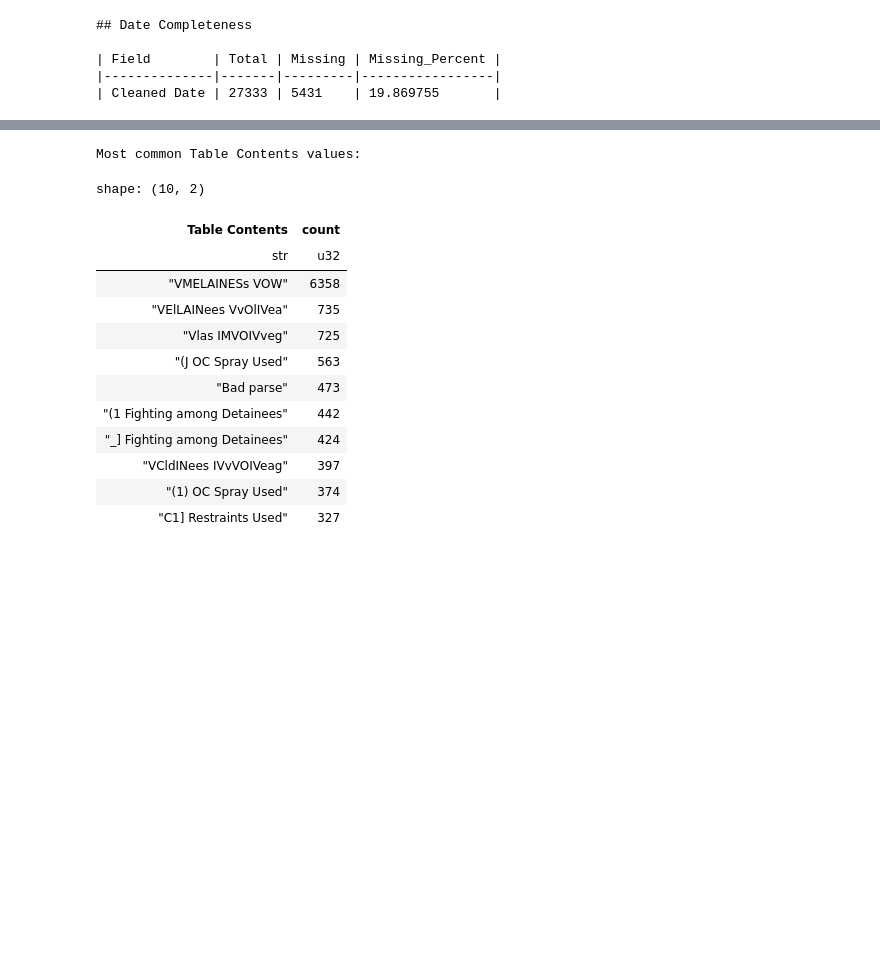
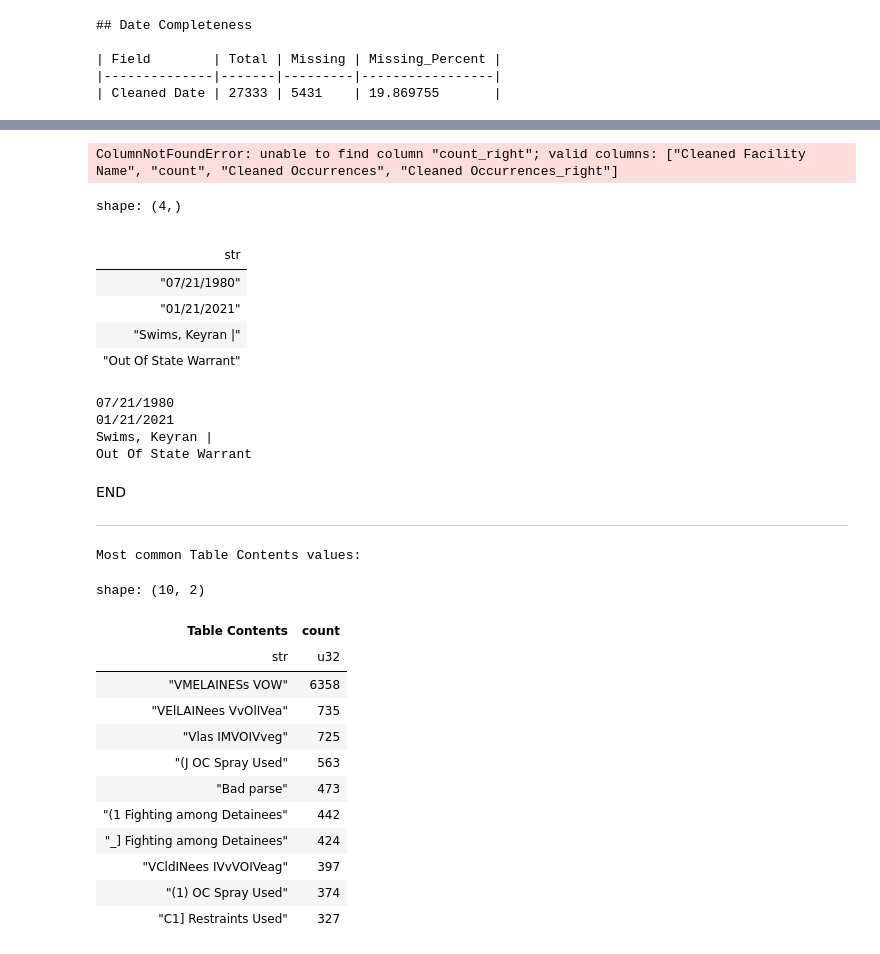
Before and after one commit to mansueto-institute/jail-events, a Jupyter notebook: src/jail-events/notebooks/extraction_report.ipynb, the cells around one changed output, grey strips where cells are left out. Saved outputs shown, nothing was run; the diff lists cells and outputs as text; code cells hidden in the pictures; blank space fills up the shorter version.

```diff
--- a/src/jail-events/notebooks/extraction_report.ipynb
+++ b/src/jail-events/notebooks/extraction_report.ipynb
@@ -363,0 +728,49 @@ facility_coverage.write_excel('../data/jails-data/output/facility_coverage.xlsx'
+# %%
+restraints_perc_chart = alt.Chart(
+    restraints_table.filter(pl.col("count_right") >= 100).with_columns(
+        (pl.col("count") / pl.col("count_right") * 100).alias("perc")
+    )
+).mark_bar(
+    color="#da746d"
+).encode(
+    x=alt.X("perc:Q", title="Percentage"),
+    y=alt.Y("Cleaned Facility Name:N", title="Jail", sort='-x'),
+    tooltip=[
+        alt.Tooltip("Cleaned Facility Name:N", title="Jail"),
+        alt.Tooltip("perc:Q", format=".1f", title="Percent")
+    ]
+).properties(
+    width=600,
+    height=400,
+    title="Top Jails for Restraint Usage as a Percent of Reports"
+)
+
+# Footnote below the x-axis
+footnote = alt.Chart(pl.DataFrame({
+    "text": ["Note: Only Jails with over 100 Reports Total"],
+    "x": [0],
+    "y": [0]
+})).mark_text(
+    align="left",
+    baseline="top",
+    fontSize=10,
+    dx=0,
+    dy=0,
+    color="gray"
+).encode(
+    x=alt.value(0),
+    y=alt.value(440),  # 400 (chart height) + 40 for padding
+    text="text:N"
+)
+
+# Layer chart and footnote, remove box
+restraints_perc_chart = alt.layer(
+    restraints_perc_chart,
+    footnote
+).configure_view(
+    stroke=None
+)
+
+restraints_perc_chart
+# %% [output]
+ColumnNotFoundError: unable to find column "count_right"; valid columns: ["Cleaned Facility Name", "count", "Cleaned Occurrences", "Cleaned Occurrences_right"]
@@ -363,0 +832,19 @@ facility_coverage.write_excel('../data/jails-data/output/facility_coverage.xlsx'
+# %%
+df_cleaned['Table Contents'][10]
+# %% [output]
+shape: (4,)
+|  |
+| str |
+| "07/21/1980" |
+| "01/21/2021" |
+| "Swims, Keyran |" |
+| "Out Of State Warrant" |
+# %%
+# names extraction statistics
+for el in df_cleaned['Table Contents'][10]:
+    print(el)
+# %% [output]
+07/21/1980
+01/21/2021
+Swims, Keyran |
+Out Of State Warrant
@@ -364,3 +1007,7 @@ facility_coverage.write_excel('../data/jails-data/output/facility_coverage.xlsx'
+# %% [markdown]
+END
+
+---
 # %%
 most_common = (df["Table Contents"]
                .explode()
```
Also changed, not shown: parts of 32 cells of this notebook, 27 other files.
